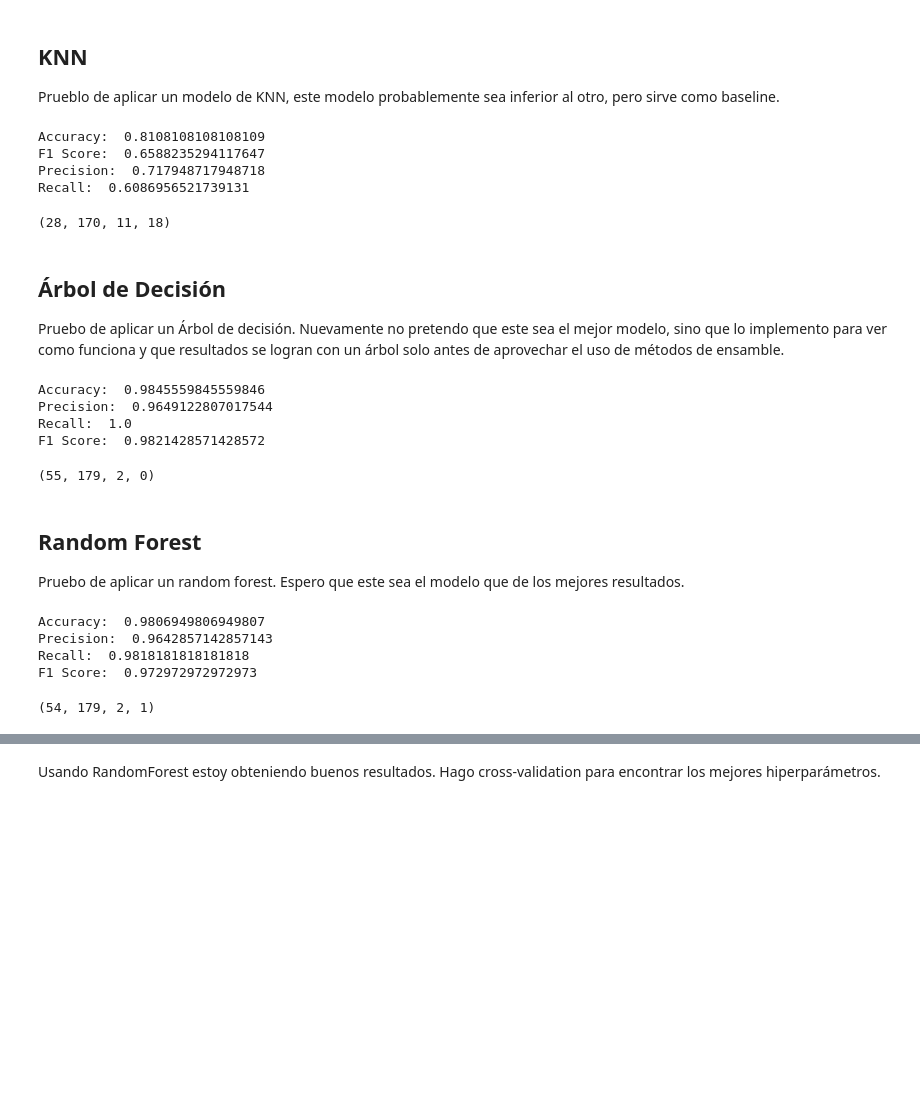
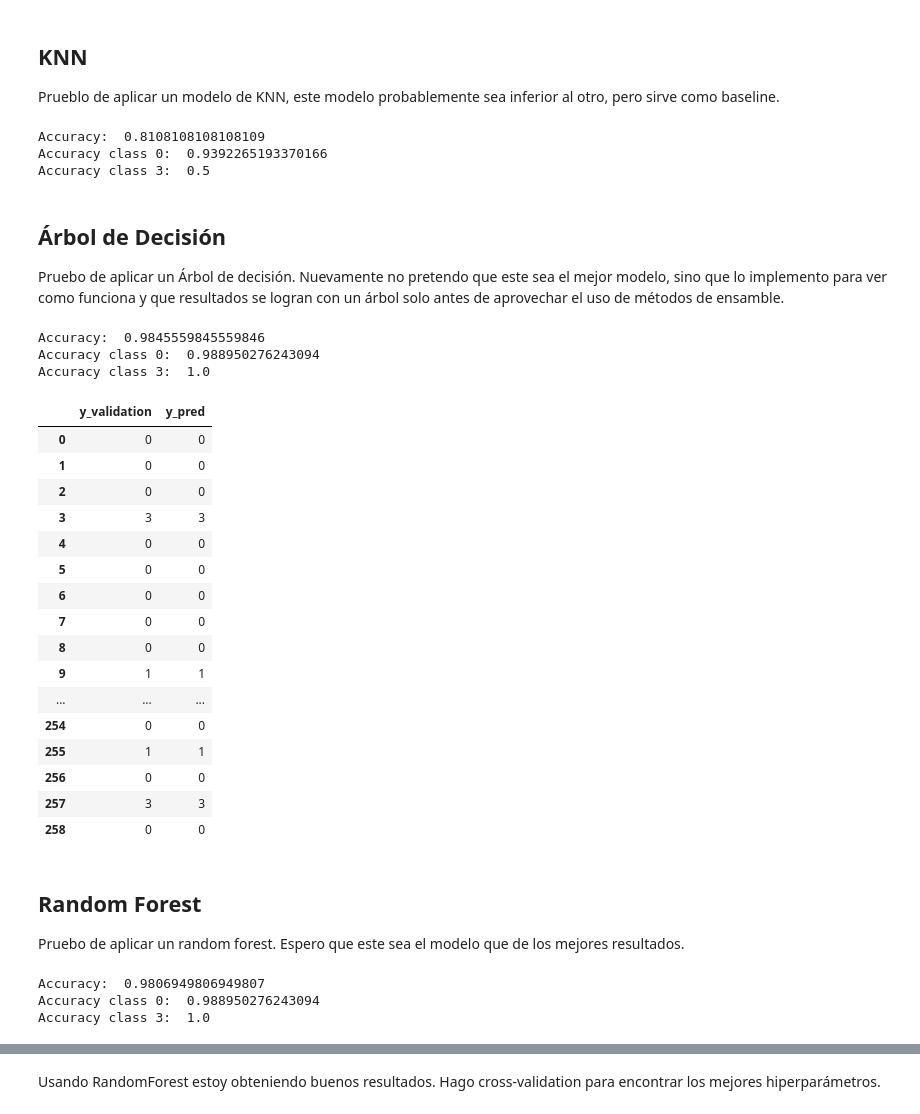
Before and after one commit to maxgubitosi/ML-Classification-Models-from-Scratch, a Jupyter notebook: Problema 3/Problema_3.ipynb, the cells around one changed output, grey strips where cells are left out. Drawn from its saved outputs; the diff is of its cells as text; code cells hidden in the pictures; blank space fills up the shorter version.

```diff
--- a/Problema 3/Problema_3.ipynb
+++ b/Problema 3/Problema_3.ipynb
@@ -132,19 +132,20 @@ knn_model.fit(X_train, y_train)
 y_pred = knn_model.predict(X_validation)
 
 print("Accuracy: ", accuracy(y_validation, y_pred))
-print("F1 Score: ", f1(y_validation, y_pred))
-print("Precision: ", precision(y_validation, y_pred))
-print("Recall: ", recall(y_validation, y_pred))
+# print("F1 Score: ", f1(y_validation, y_pred))
+# print("Precision: ", precision(y_validation, y_pred))
+# print("Recall: ", recall(y_validation, y_pred))
+
+print("Accuracy class 0: ", acc_class_0(y_validation, y_pred))
+print("Accuracy class 3: ", acc_class_3(y_validation, y_pred))
 
 # confusion matrix
-conf_matrix = confusion_matrix(y_validation, y_pred)
-conf_matrix
+# conf_matrix = confusion_matrix(y_validation, y_pred)
+# conf_matrix
 # %% [output]
 Accuracy:  0.8108108108108109
-F1 Score:  0.6588235294117647
-Precision:  0.717948717948718
-Recall:  0.6086956521739131
+Accuracy class 0:  0.9392265193370166
+Accuracy class 3:  0.5
-(28, 170, 11, 18)
 # %% [markdown]
 ## Árbol de Decisión
 Pruebo de aplicar un Árbol de decisión. Nuevamente no pretendo que este sea el mejor modelo, sino que lo implemento para ver como funciona y que resultados se logran con un árbol solo antes de aprovechar el uso de métodos de ensamble.
@@ -154,19 +155,43 @@ dt_model.fit(X_train.values, y_train)
 y_pred = dt_model.predict(X_validation.values)
 
 print("Accuracy: ", accuracy(y_validation, y_pred))
-print("Precision: ", precision(y_validation, y_pred))
-print("Recall: ", recall(y_validation, y_pred))
-print("F1 Score: ", f1(y_validation, y_pred))
+# print("Precision: ", precision(y_validation, y_pred))
+# print("Recall: ", recall(y_validation, y_pred))
+# print("F1 Score: ", f1(y_validation, y_pred))
+
+print("Accuracy class 0: ", acc_class_0(y_validation, y_pred))
+print("Accuracy class 3: ", acc_class_3(y_validation, y_pred))
 
 # confusion matrix
-conf_matrix = confusion_matrix(y_validation, y_pred)
-conf_matrix
+# conf_matrix = confusion_matrix(y_validation, y_pred)
+# conf_matrix
 # %% [output]
 Accuracy:  0.9845559845559846
-Precision:  0.9649122807017544
-Recall:  1.0
-F1 Score:  0.9821428571428572
+Accuracy class 0:  0.988950276243094
+Accuracy class 3:  1.0
-(55, 179, 2, 0)
+# %%
+# Imprimo df comparando y_pred con y_validation
+df_comp = pd.DataFrame({'y_validation': y_validation, 'y_pred': y_pred})
+pd.set_option('display.max_rows', None)
+df_comp
+# %% [output]
+|  | y_validation | y_pred |
+| 0 | 0 | 0 |
+| 1 | 0 | 0 |
+| 2 | 0 | 0 |
+| 3 | 3 | 3 |
+| 4 | 0 | 0 |
+| 5 | 0 | 0 |
+| 6 | 0 | 0 |
+| 7 | 0 | 0 |
+| 8 | 0 | 0 |
+| 9 | 1 | 1 |
+| ... | ... | ... |
+| 254 | 0 | 0 |
+| 255 | 1 | 1 |
+| 256 | 0 | 0 |
+| 257 | 3 | 3 |
+| 258 | 0 | 0 |
 # %% [markdown]
 ## Random Forest
 Pruebo de aplicar un random forest. Espero que este sea el modelo que de los mejores resultados.
@@ -176,16 +201,17 @@ rf_model.fit(X_train.values, y_train)
 y_pred = rf_model.predict(X_validation.values)
 
 print("Accuracy: ", accuracy(y_validation, y_pred))
-print("Precision: ", precision(y_validation, y_pred))
-print("Recall: ", recall(y_validation, y_pred))
-print("F1 Score: ", f1(y_validation, y_pred))
+# print("Precision: ", precision(y_validation, y_pred))
+# print("Recall: ", recall(y_validation, y_pred))
+# print("F1 Score: ", f1(y_validation, y_pred))
+
+print("Accuracy class 0: ", acc_class_0(y_validation, y_pred))
+print("Accuracy class 3: ", acc_class_3(y_validation, y_pred))
 
 # confusion matrix
-conf_matrix = confusion_matrix(y_validation, y_pred)
-conf_matrix
+# conf_matrix = confusion_matrix(y_validation, y_pred)
+# conf_matrix
 # %% [output]
 Accuracy:  0.9806949806949807
-Precision:  0.9642857142857143
-Recall:  0.9818181818181818
-F1 Score:  0.972972972972973
+Accuracy class 0:  0.988950276243094
+Accuracy class 3:  1.0
-(54, 179, 2, 1)
```
Also changed, not shown: parts of 6 cells of this notebook, 1 other file.
